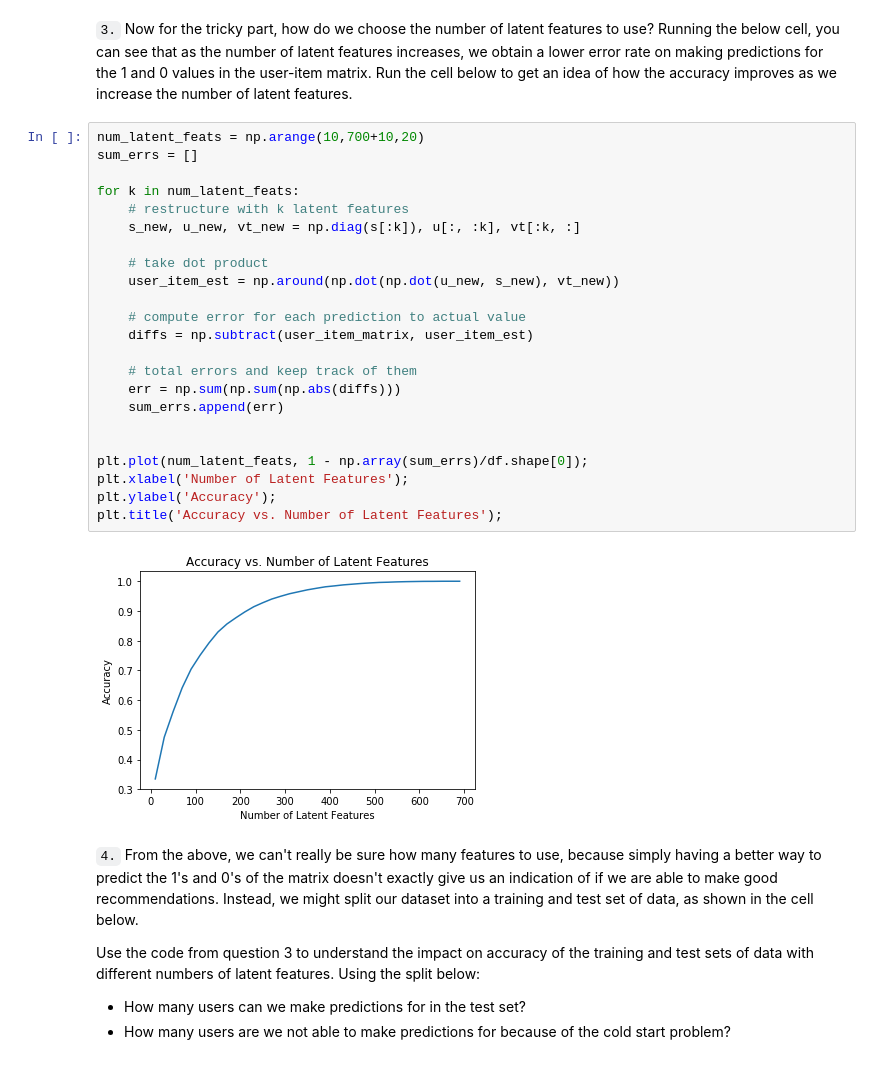
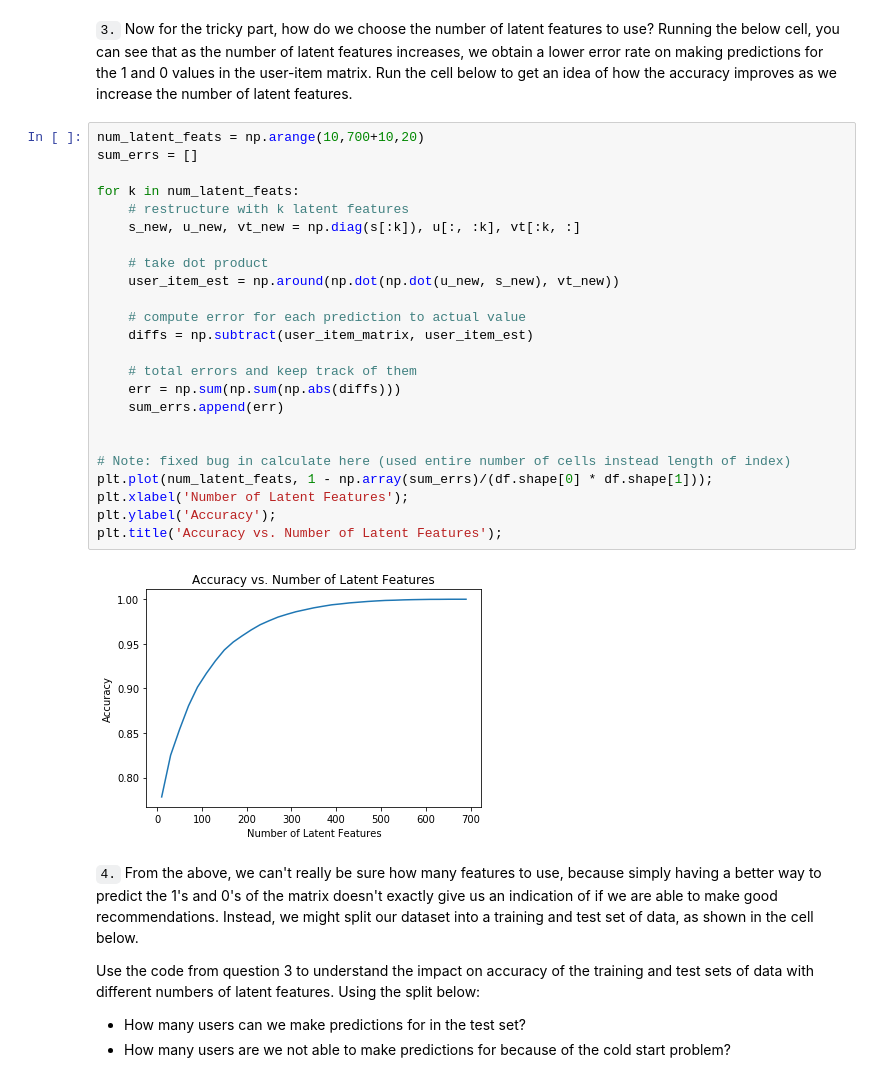
Before and after one commit to felixnext/ds_recommender, a Jupyter notebook: notebooks/Recommendations_with_IBM.ipynb, the cells around one changed output. Cells and saved outputs as stored; diff of their text form.

```diff
--- a/notebooks/Recommendations_with_IBM.ipynb
+++ b/notebooks/Recommendations_with_IBM.ipynb
@@ -708,28 +728,29 @@ array([55.34570373, 23.2486418 , 21.76002282, 20.65833406, 19.97088674,
 # %%
 num_latent_feats = np.arange(10,700+10,20)
 sum_errs = []
 
 for k in num_latent_feats:
     # restructure with k latent features
     s_new, u_new, vt_new = np.diag(s[:k]), u[:, :k], vt[:k, :]
 
     # take dot product
     user_item_est = np.around(np.dot(np.dot(u_new, s_new), vt_new))
 
     # compute error for each prediction to actual value
     diffs = np.subtract(user_item_matrix, user_item_est)
 
     # total errors and keep track of them
     err = np.sum(np.sum(np.abs(diffs)))
     sum_errs.append(err)
 
 
-plt.plot(num_latent_feats, 1 - np.array(sum_errs)/df.shape[0]);
+# Note: fixed bug in calculate here (used entire number of cells instead length of index)
+plt.plot(num_latent_feats, 1 - np.array(sum_errs)/(df.shape[0] * df.shape[1]));
 plt.xlabel('Number of Latent Features');
 plt.ylabel('Accuracy');
 plt.title('Accuracy vs. Number of Latent Features');
 # %% [output]
-[figure, old version]
+[figure, new version]
 # %% [markdown]
 `4.` From the above, we can't really be sure how many features to use, because simply having a better way to predict the 1's and 0's of the matrix doesn't exactly give us an indication of if we are able to make good recommendations.  Instead, we might split our dataset into a training and test set of data, as shown in the cell below.
 
```
Also changed, not shown: parts of 16 cells of this notebook.
